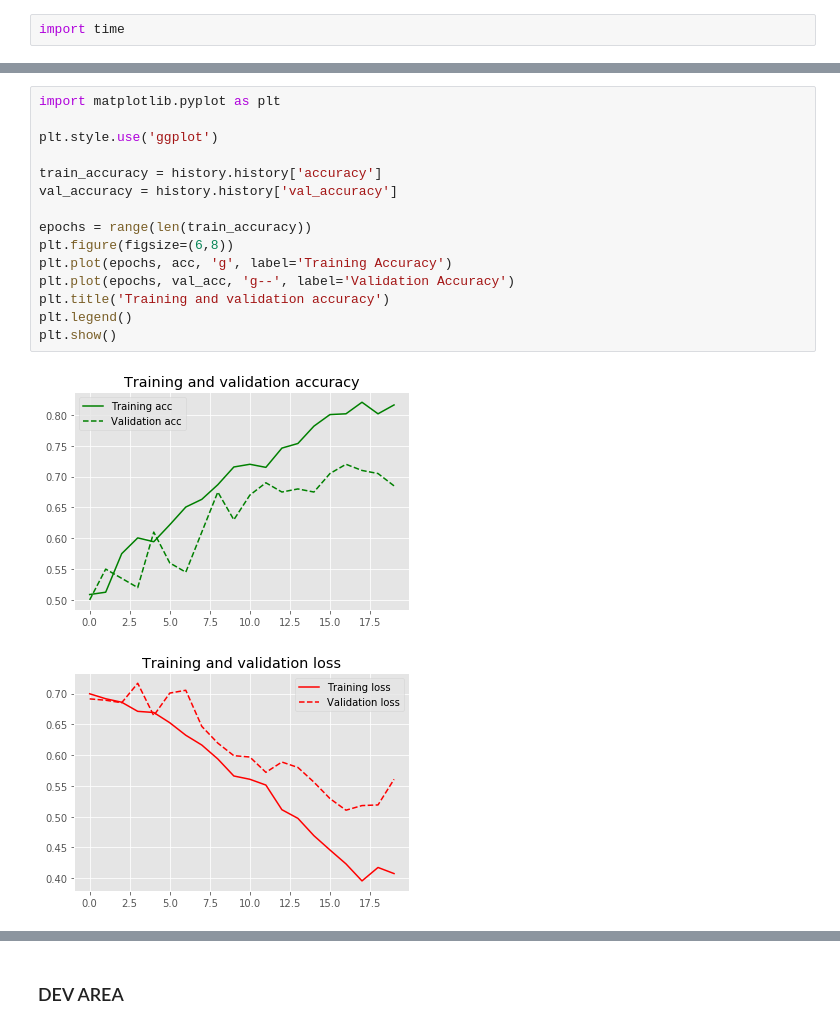
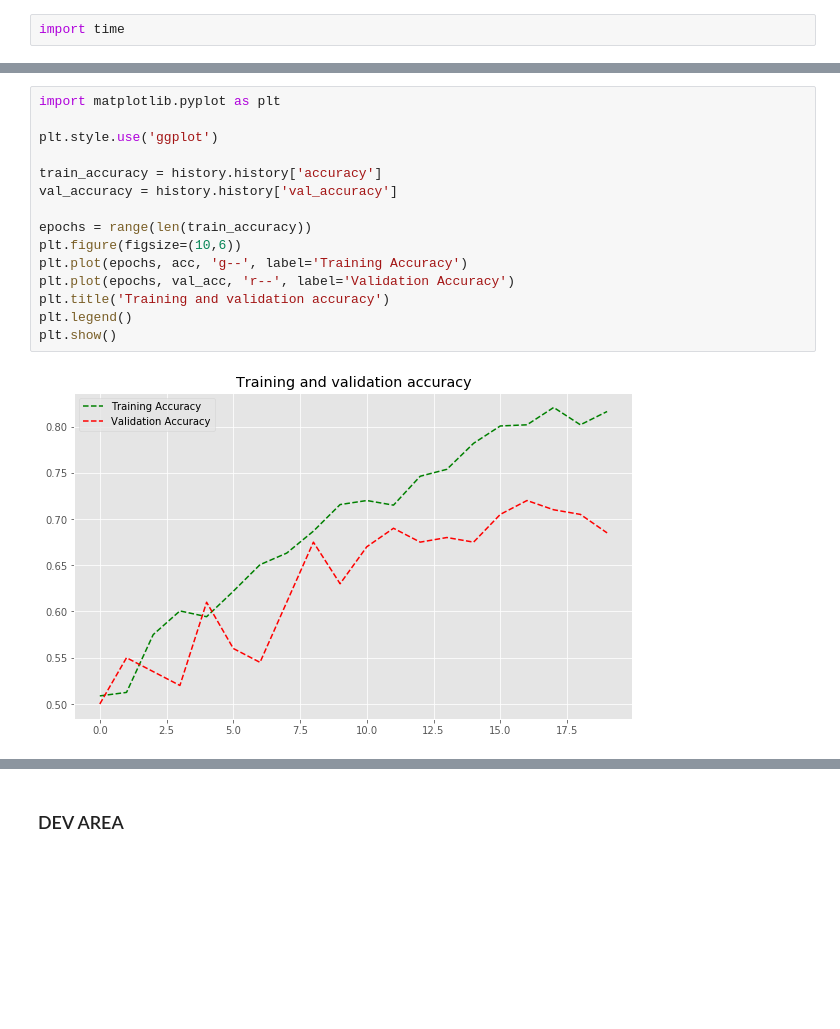
Before and after one commit to rdgreene/CNN-Workshop, a Jupyter notebook: CNN_Workshop.ipynb, the cells around one changed output, grey strips where cells are left out. Saved outputs shown, nothing was run; the diff lists cells and outputs as text; blank space fills up the shorter version.

```diff
--- a/CNN_Workshop.ipynb
+++ b/CNN_Workshop.ipynb
@@ -127,18 +129,17 @@ Epoch 7/20
 # %%
 import matplotlib.pyplot as plt
 
 plt.style.use('ggplot')
 
 train_accuracy = history.history['accuracy']
 val_accuracy = history.history['val_accuracy']
 
 epochs = range(len(train_accuracy))
-plt.figure(figsize=(6,8))
-plt.plot(epochs, acc, 'g', label='Training Accuracy')
-plt.plot(epochs, val_acc, 'g--', label='Validation Accuracy')
+plt.figure(figsize=(10,6))
+plt.plot(epochs, acc, 'g--', label='Training Accuracy')
+plt.plot(epochs, val_acc, 'r--', label='Validation Accuracy')
 plt.title('Training and validation accuracy')
 plt.legend()
 plt.show()
 # %% [output]
-[figure, old version]
+[figure, new version]
-[figure, removed]
```
Also changed, not shown: parts of 4 cells of this notebook.
